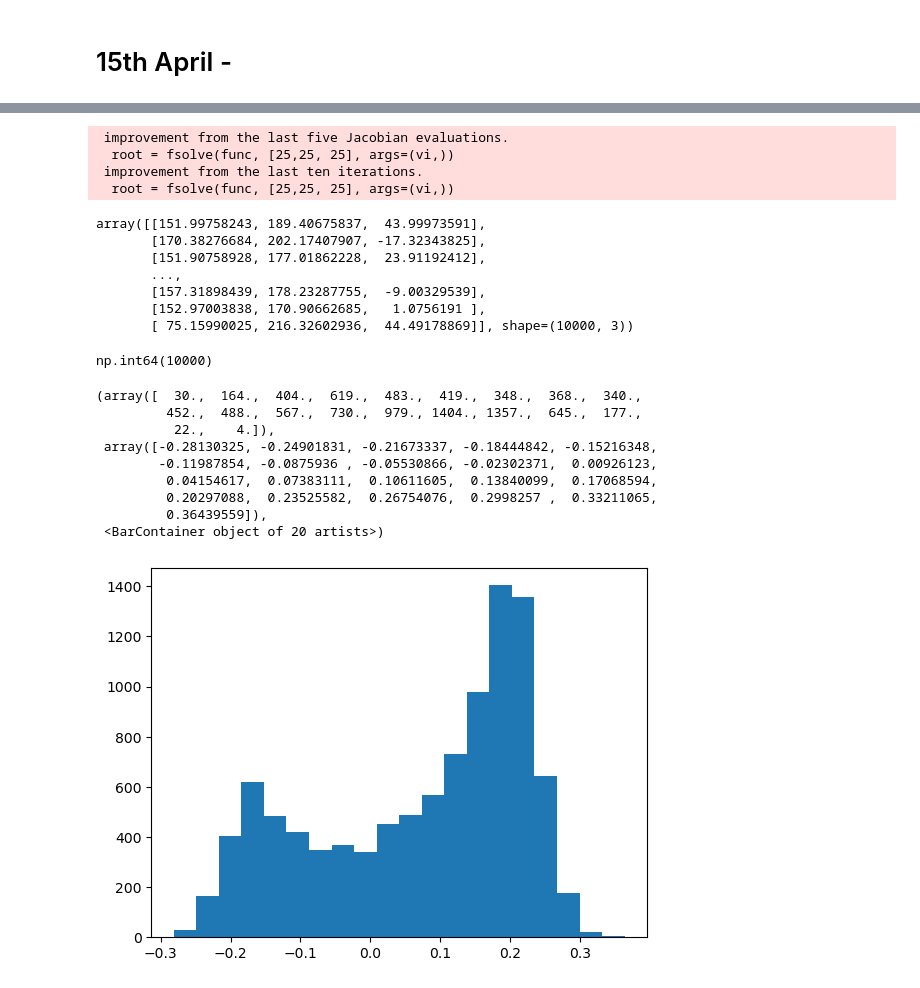
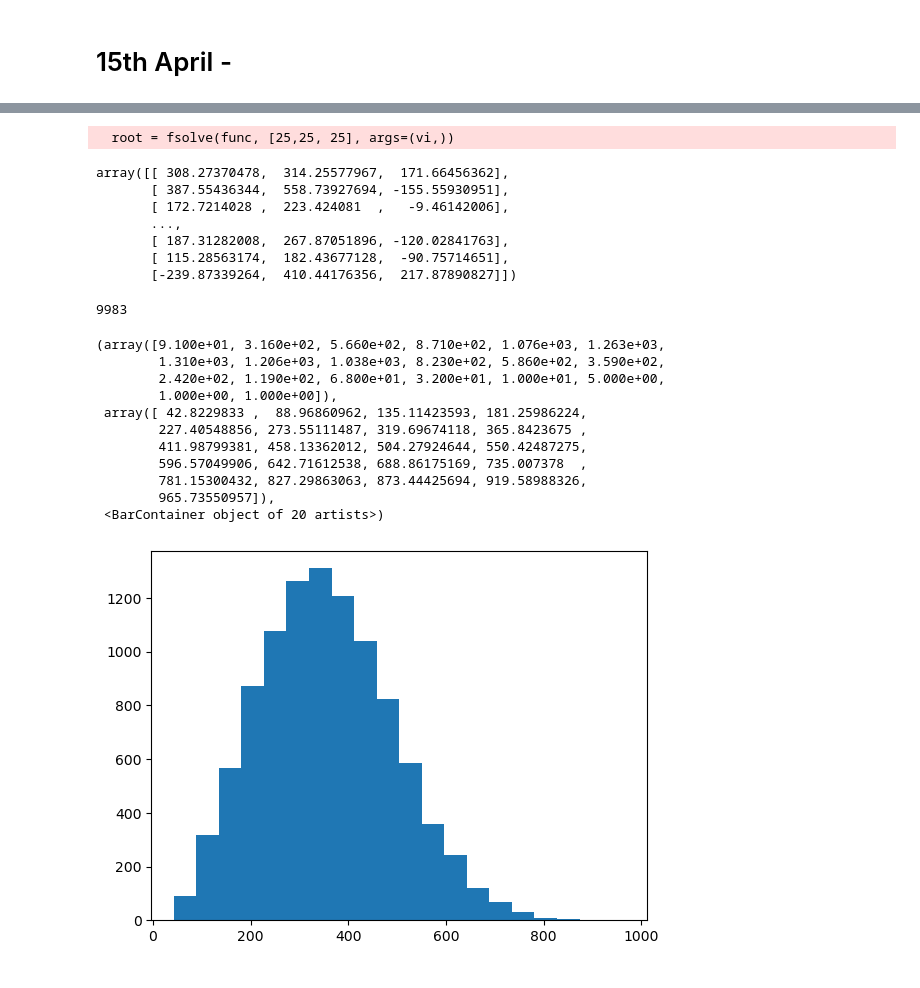
Before and after one commit to shauryagarg145/dark-matter-waves, a Jupyter notebook: modellingstreams.ipynb, the cells around one changed output, grey strips where cells are left out. Cells and saved outputs as stored; diff of their text form; code cells hidden in the pictures.

```diff
--- a/modellingstreams.ipynb
+++ b/modellingstreams.ipynb
@@ -282,12 +282,12 @@ def speedDistGaussian(v, sig, v_c, v_esc= 528.0):
 
     return (f1 - f2) * constants / N_esc
 # %%
-v_c = np.array([12.9, 245.6, 7.78]) + np.array([100, -50 ,0 ])# just set it to 1 cause v_c = 0 breaks the function
+v_c = np.array([12.9, 245.6, 7.78])# + np.array([100, -50 ,0 ])# just set it to 1 cause v_c = 0 breaks the function
 # 8th march
 
 num = 10000
 np.random.seed(0)
-vel = np.random.multivariate_normal((0, 0, 0), np.diag([167]*3), num)
+vel = np.random.multivariate_normal((0, 0, 0), np.diag([167**2]*3), num)
 # %%
 vel += v_c
 
@@ -310,7 +310,7 @@ def grav(x):
 vel += v_c
 
 def v_inf(v):
-    r = np.array([v_c]) * np.array([[1, 1, 0]]) # in km
+    r = -np.array([v_c]) * np.array([[1, 1, 1]]) # in km
     d = np.sqrt(np.sum(v*v) + 2 * grav(r))
 
     vi = d * d * v \
@@ -338,38 +338,37 @@ v = np.array(v)
 vel -= v_c
 v
 # %% [output]
- improvement from the last five Jacobian evaluations.
   root = fsolve(func, [25,25, 25], args=(vi,))
- improvement from the last ten iterations.
-  root = fsolve(func, [25,25, 25], args=(vi,))
-array([[151.99758243, 189.40675837,  43.99973591],
-       [170.38276684, 202.17407907, -17.32343825],
-       [151.90758928, 177.01862228,  23.91192412],
+array([[ 308.27370478,  314.25577967,  171.66456362],
+       [ 387.55436344,  558.73927694, -155.55930951],
+       [ 172.7214028 ,  223.424081  ,   -9.46142006],
        ...,
-       [157.31898439, 178.23287755,  -9.00329539],
-       [152.97003838, 170.90662685,   1.0756191 ],
-       [ 75.15990025, 216.32602936,  44.49178869]], shape=(10000, 3))
+       [ 187.31282008,  267.87051896, -120.02841763],
+       [ 115.28563174,  182.43677128,  -90.75714651],
+       [-239.87339264,  410.44176356,  217.87890827]])
 # %%
 mask = np.floor(np.sum(v != [-25, 25, -25], axis = 1)/3).astype(bool)
 v = v[mask]
 mask.sum()
 # %% [output]
-np.int64(10000)
+9983
 # %%
 vh = [v[i] / speed(np.array([v[i]])) for i in range(len(v))]
 vh = np.array(vh)
-plt.hist(vh[:, 2], 20)
+plt.hist(speed(v), 20)
 # %% [output]
-(array([  30.,  164.,  404.,  619.,  483.,  419.,  348.,  368.,  340.,
-         452.,  488.,  567.,  730.,  979., 1404., 1357.,  645.,  177.,
-          22.,    4.]),
- array([-0.28130325, -0.24901831, -0.21673337, -0.18444842, -0.15216348,
-        -0.11987854, -0.0875936 , -0.05530866, -0.02302371,  0.00926123,
-         0.04154617,  0.07383111,  0.10611605,  0.13840099,  0.17068594,
-         0.20297088,  0.23525582,  0.26754076,  0.2998257 ,  0.33211065,
-         0.36439559]),
+(array([9.100e+01, 3.160e+02, 5.660e+02, 8.710e+02, 1.076e+03, 1.263e+03,
+        1.310e+03, 1.206e+03, 1.038e+03, 8.230e+02, 5.860e+02, 3.590e+02,
+        2.420e+02, 1.190e+02, 6.800e+01, 3.200e+01, 1.000e+01, 5.000e+00,
+        1.000e+00, 1.000e+00]),
+ array([ 42.8229833 ,  88.96860962, 135.11423593, 181.25986224,
+        227.40548856, 273.55111487, 319.69674118, 365.8423675 ,
+        411.98799381, 458.13362012, 504.27924644, 550.42487275,
+        596.57049906, 642.71612538, 688.86175169, 735.007378  ,
+        781.15300432, 827.29863063, 873.44425694, 919.58988326,
+        965.73550957]),
  <BarContainer object of 20 artists>)
-[figure, old version]
+[figure, new version]
 # %%
 cost1 = v[:, 2] / speed(v)
 phi1 = np.arctan(v[:, 1] / v[:, 0])
```
Also changed, not shown: parts of 9 cells of this notebook.
